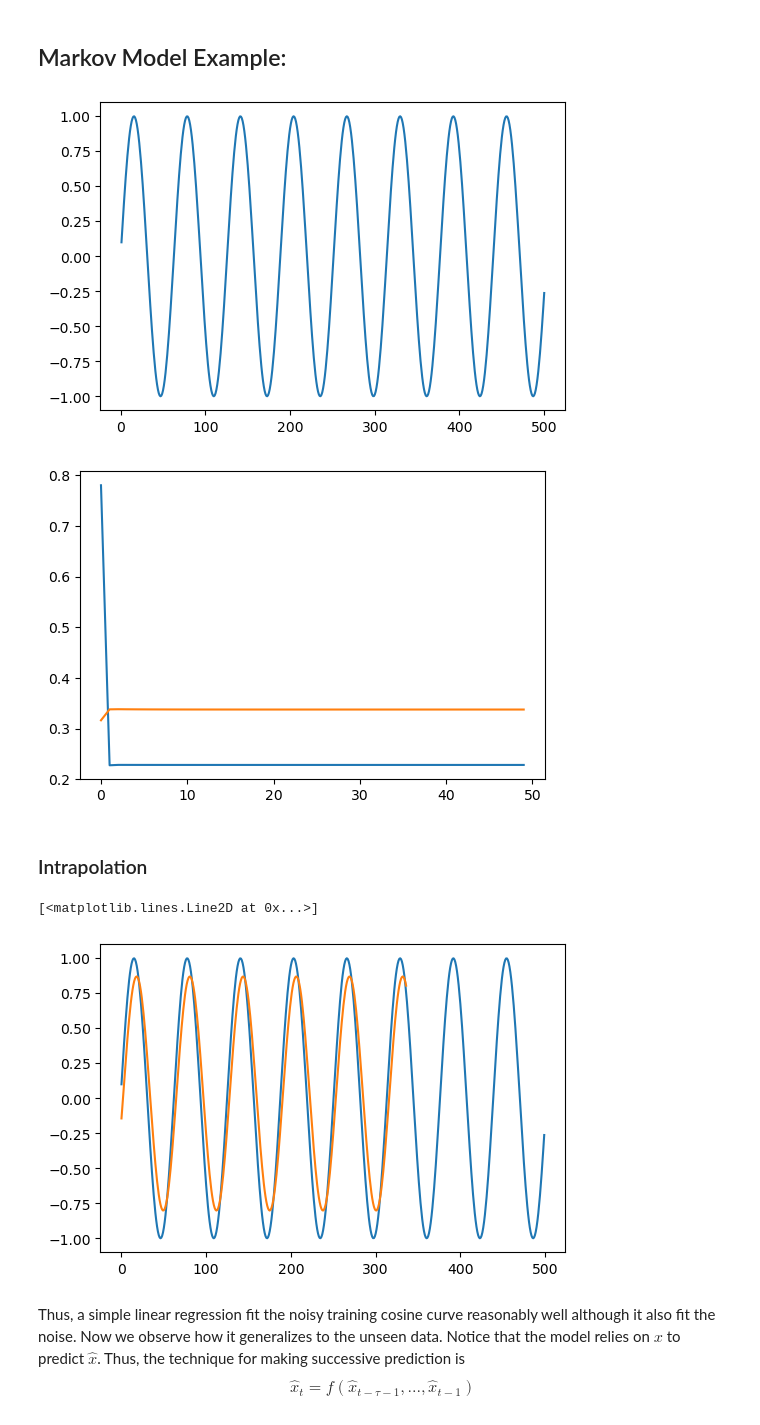
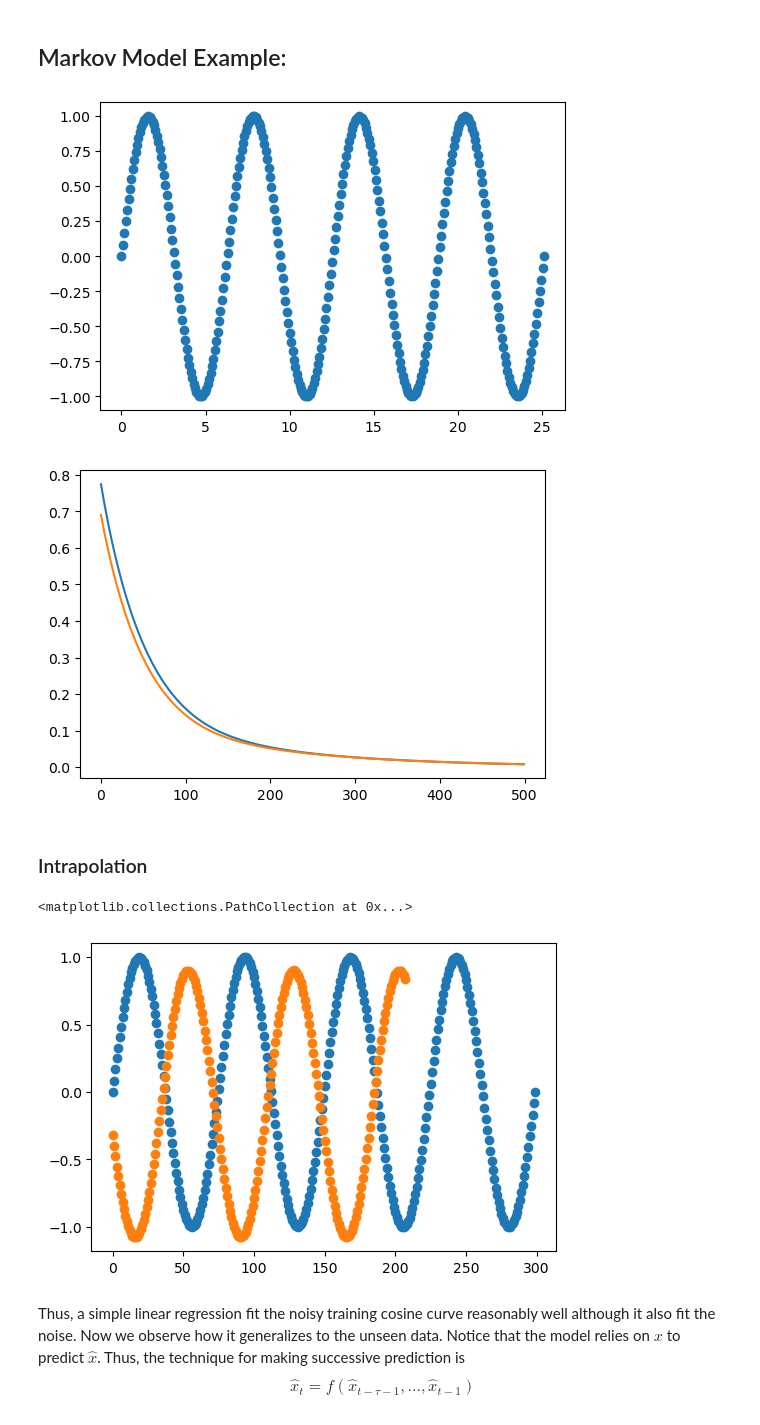
Before and after one commit to ToviTu/The_Ultimate_Guide2DS, a Jupyter notebook: Deep Learning/Recurrent_NN.ipynb, the cells around one changed output. Drawn from its saved outputs; the diff is of its cells as text; code cells hidden in the pictures.

```diff
--- a/Deep Learning/Recurrent_NN.ipynb
+++ b/Deep Learning/Recurrent_NN.ipynb
@@ -28,62 +28,61 @@ import dl
 import matplotlib.pyplot as plt
 import numpy as np
 
-TAU=63
-
+TAU = 40
 class CosineData(dl.DataModule):
-    def __init__(self, batch_size=32, T=500, train_ratio=0.8, tau=4):
+    def __init__(self, batch_size=32, T=300, num_train=250, tau=4):
         self.save_hyperparameters()
-        self.time = torch.arange(1, T + 1, dtype=torch.float32)
-        self.x = torch.sin(0.1 * self.time)
-        self.num_train = int(self.time.shape[0] * train_ratio)
+        self.time = np.linspace(0, 8*np.pi, T)
+        self.x = torch.sin(torch.tensor(self.time))
 
     def get_dataloader(self, train=True):
         if train:
-            indices = list(range(self.tau, self.num_train, 1))
+            indices = list(range(0, self.num_train-self.tau-1, 1))
         else:
-            indices = list(range(self.num_train+self.tau, self.time.shape[0], 1))
+            indices = list(range(self.num_train, self.time.shape[0]-self.tau-1, 1))
 
-        for i in range(0, len(indices), self.batch_size):
-            batch_indices = torch.tensor(indices[i:i+self.batch_size])
-            yield (
-                torch.stack([self.x[batch_indices-offset] for offset in range(self.tau,0,-1)], dim=1),
-                self.x[batch_indices]
-            )
+        yield (
+            torch.stack([self.x[offset:indices[-1]+offset] for offset in range(self.tau)], dim=1),
+            self.x[self.tau:indices[-1]+self.tau].reshape(-1, 1)
+        )
 
 data = CosineData(tau=TAU)
-plt.plot(data.time, data.x);
+plt.scatter(data.time, data.x);
 # %% [output]
-[figure, old version]
+[figure, new version]
 # %%
 class LinearRegression(dl.Module):
     def __init__(self, P, eta, sigma=0.01):
         super().__init__()
         self.save_hyperparameters()
-        self.net = torch.nn.Sequential(torch.nn.Linear(P, 1))
+        self.net = torch.nn.Sequential(
+            torch.nn.Linear(P, 4, dtype=torch.float64),
+            torch.nn.Linear(4, 1, dtype=torch.float64)
+            )
 
-        torch.nn.init.xavier_normal_(self.net[0].weight)
+    def init_params(self):
+        for p in self.net.parameters():
+            torch.init.normal_(p, mean=0, std=self.sigma)
 
     def loss(self, y_hat, y):
         l = (y_hat - y) ** 2
         return l.mean()
 # %%
-trainer = dl.Trainer(50)
-model = LinearRegression(TAU, 0.01)
+trainer = dl.Trainer(500)
+model = LinearRegression(TAU, 0.001)
 trainer.fit(model, data)
 trainer.plot_loss()
 # %% [output]
-[figure, old version]
+[figure, new version]
 # %% [markdown]
 ### Intrapolation
 # %%
-plt.plot(
-    data.x
-)
+plt.scatter(range(len(data.x)), data.x)
 x_hat = torch.concat([model(X) for X,y in data.get_dataloader()]).detach().numpy().flatten()
-plt.plot(x_hat)
+plt.scatter(range(len(x_hat)), x_hat)
 # %% [output]
-[<matplotlib.lines.Line2D at 0x...>]
+<matplotlib.collections.PathCollection at 0x...>
-[figure, old version]
+[figure, new version]
 # %% [markdown]
 Thus, a simple linear regression fit the noisy training cosine curve reasonably well although it also fit the noise. Now we observe how it generalizes to the unseen data. Notice that the model relies on $x$ to predict $\hat x$. Thus, the technique for making successive prediction is
 $$\hat x_t = f(\hat x_{t-\tau-1}, ...,\hat x_{t-1})$$
```
Also changed, not shown: parts of 12 cells of this notebook, 4 other files.
